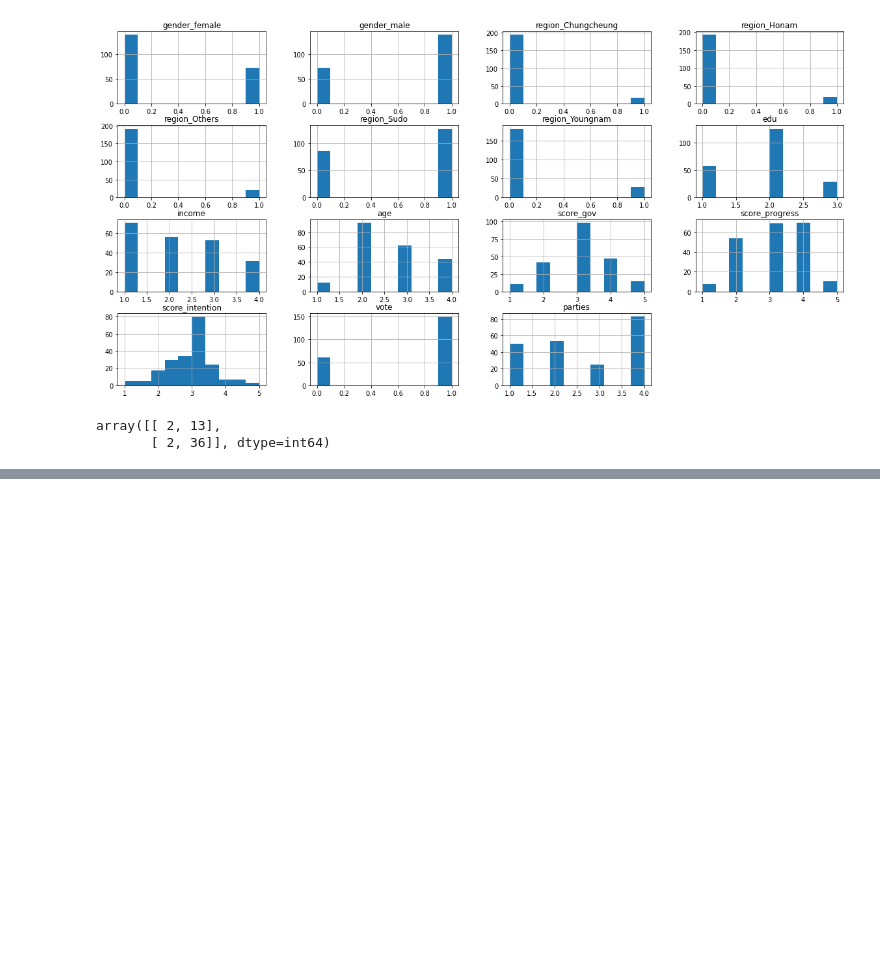
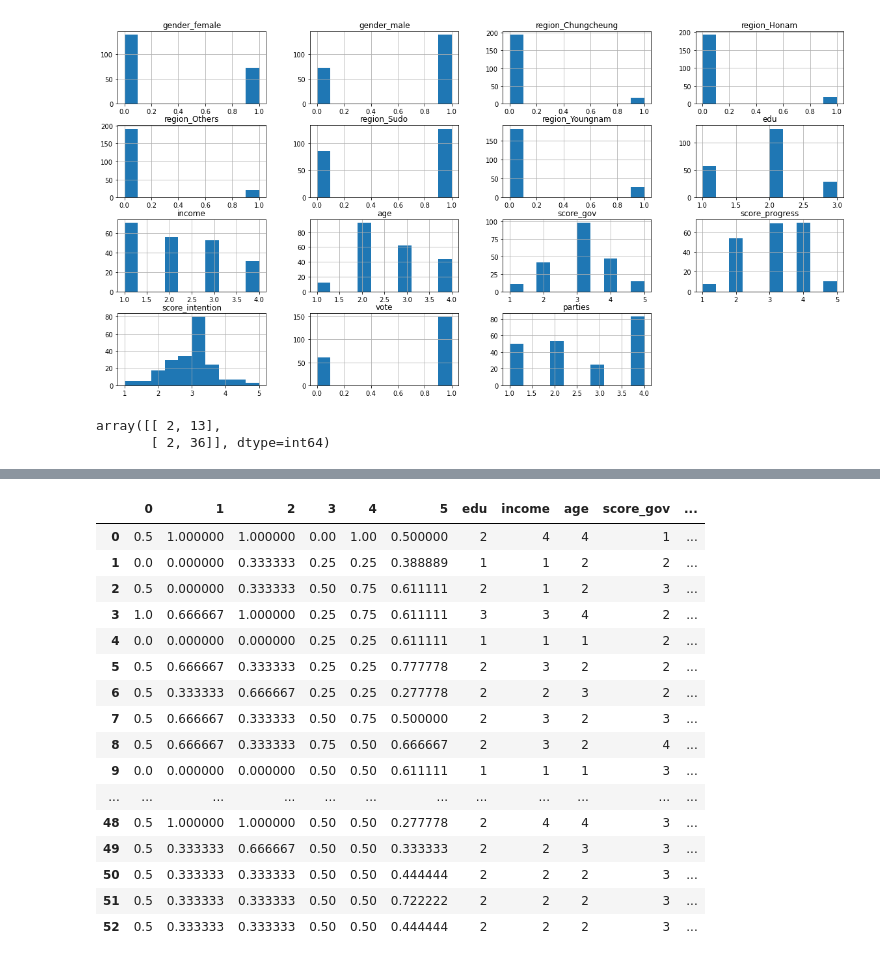
Before and after one commit to hkyoo52/BigData_engineer, a Jupyter notebook: 머신러닝 프로세스/machinelearning_process.ipynb, the cells around one changed output, grey strips where cells are left out. Cells and saved outputs as stored; diff of their text form; code cells hidden in the pictures; blank space fills up the shorter version.

```diff
--- a/머신러닝 프로세스/machinelearning_process.ipynb
+++ b/머신러닝 프로세스/machinelearning_process.ipynb
@@ -167,0 +267,71 @@ array([[ 2, 13],
+# %%
+import pandas as pd
+from sklearn.model_selection import train_test_split
+from sklearn.linear_model import LogisticRegression
+from sklearn.preprocessing import MinMaxScaler
+
+# 데이터 불러오기
+data=pd.read_csv('../데이터/vote.csv')
+
+# X,y
+X=data[['gender', 'region', 'edu', 'income', 'age', 'score_gov',
+       'score_progress', 'score_intention']]
+y=data[['vote']]
+
+# tran,test
+X_train,X_test,y_train,y_test = train_test_split(X,y,random_state=52)
+
+# num,dummy
+num_train = X_train[['edu', 'income', 'age', 'score_gov',
+       'score_progress', 'score_intention']]
+dummy_train = X_train[['gender', 'region']]
+
+num_test = X_test[['edu', 'income', 'age', 'score_gov',
+       'score_progress', 'score_intention']]
+dummy_test = X_test[['gender', 'region']]
+
+# dummy -> onehot & align
+dummy_train = pd.get_dummies(num_train).reset_index(drop=True)
+dummy_test = pd.get_dummies(num_test).reset_index(drop=True)
+dummy_train,dummy_test = dummy_train.align(dummy_test,join='inner',axis=1)
+
+# minmax
+minmax = MinMaxScaler()
+minmax.fit(num_train)
+num_train = minmax.transform(num_train)
+num_train = pd.DataFrame(num_train)
+num_test = minmax.transform(num_test)
+num_test = pd.DataFrame(num_test)
+
+# concat
+final_train = pd.concat([num_train,dummy_train],axis=1)
+final_test = pd.concat([num_test,dummy_test],axis=1)
+
+# model
+model = LogisticRegression()
+
+model.fit(final_train,y_train)
+
+pred = model.predict_proba(final_test)
+
+final_test['pred']=pred[:,1]
+
+final_test
+# %% [output]
+|  | 0 | 1 | 2 | 3 | 4 | 5 | edu | income | age | score_gov | ... |
+| 0 | 0.5 | 1.000000 | 1.000000 | 0.00 | 1.00 | 0.500000 | 2 | 4 | 4 | 1 | ... |
+| 1 | 0.0 | 0.000000 | 0.333333 | 0.25 | 0.25 | 0.388889 | 1 | 1 | 2 | 2 | ... |
+| 2 | 0.5 | 0.000000 | 0.333333 | 0.50 | 0.75 | 0.611111 | 2 | 1 | 2 | 3 | ... |
+| 3 | 1.0 | 0.666667 | 1.000000 | 0.25 | 0.75 | 0.611111 | 3 | 3 | 4 | 2 | ... |
+| 4 | 0.0 | 0.000000 | 0.000000 | 0.25 | 0.25 | 0.611111 | 1 | 1 | 1 | 2 | ... |
+| 5 | 0.5 | 0.666667 | 0.333333 | 0.25 | 0.25 | 0.777778 | 2 | 3 | 2 | 2 | ... |
+| 6 | 0.5 | 0.333333 | 0.666667 | 0.25 | 0.25 | 0.277778 | 2 | 2 | 3 | 2 | ... |
+| 7 | 0.5 | 0.666667 | 0.333333 | 0.50 | 0.75 | 0.500000 | 2 | 3 | 2 | 3 | ... |
+| 8 | 0.5 | 0.666667 | 0.333333 | 0.75 | 0.50 | 0.666667 | 2 | 3 | 2 | 4 | ... |
+| 9 | 0.0 | 0.000000 | 0.000000 | 0.50 | 0.50 | 0.611111 | 1 | 1 | 1 | 3 | ... |
+| ... | ... | ... | ... | ... | ... | ... | ... | ... | ... | ... | ... |
+| 48 | 0.5 | 1.000000 | 1.000000 | 0.50 | 0.50 | 0.277778 | 2 | 4 | 4 | 3 | ... |
+| 49 | 0.5 | 0.333333 | 0.666667 | 0.50 | 0.50 | 0.333333 | 2 | 2 | 3 | 3 | ... |
+| 50 | 0.5 | 0.333333 | 0.333333 | 0.50 | 0.50 | 0.444444 | 2 | 2 | 2 | 3 | ... |
+| 51 | 0.5 | 0.333333 | 0.333333 | 0.50 | 0.50 | 0.722222 | 2 | 2 | 2 | 3 | ... |
+| 52 | 0.5 | 0.333333 | 0.333333 | 0.50 | 0.50 | 0.444444 | 2 | 2 | 2 | 3 | ... |
```
Also changed, not shown: parts of 10 cells of this notebook, 6 other files.
